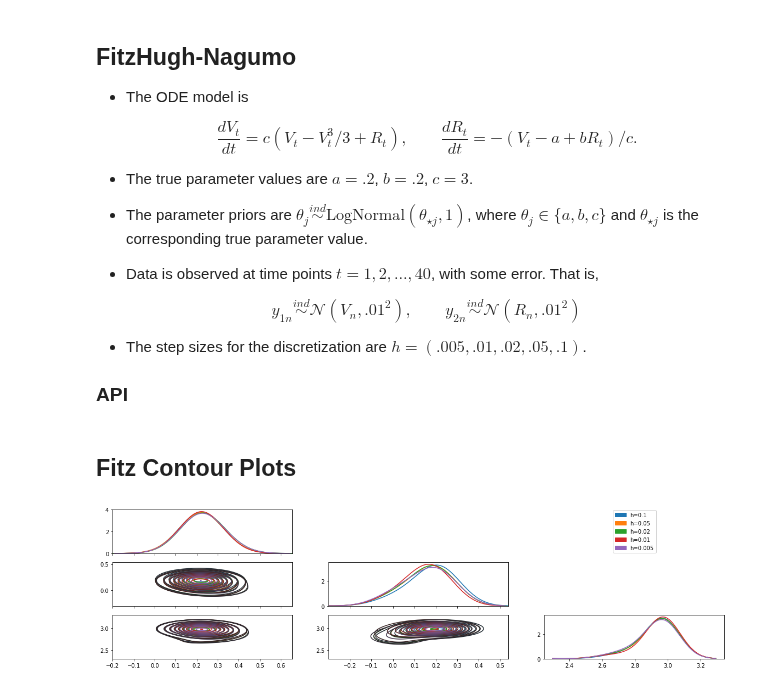
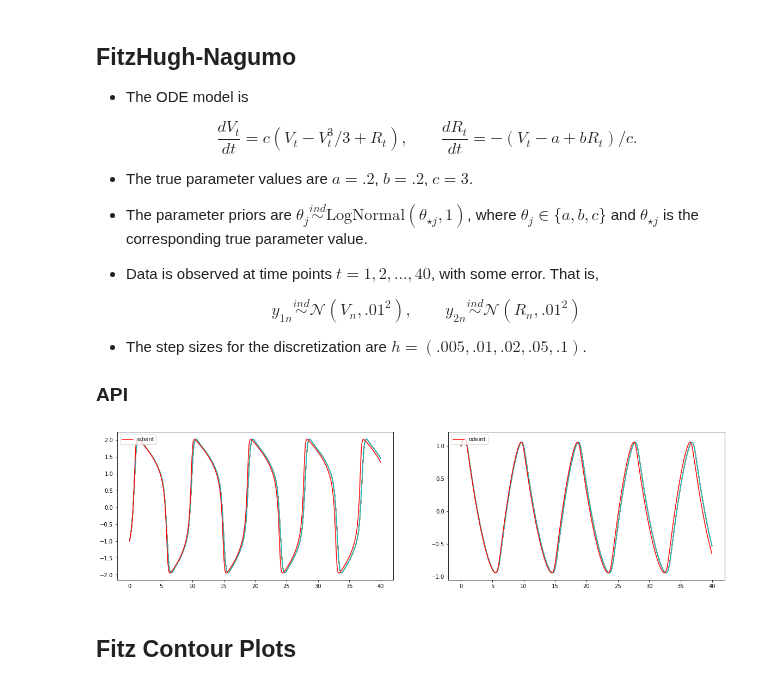
Before and after one commit to mlysy/rodeo-legacy, a Jupyter notebook: cython/KalmanODE.ipynb, the cells around one changed output. Saved outputs shown, nothing was run; the diff lists cells and outputs as text; code cells hidden in the pictures.

Commit message:
Added setter, getter, deleter, updated graphs

```diff
--- a/cython/KalmanODE.ipynb
+++ b/cython/KalmanODE.ipynb
@@ -356,7 +395,7 @@ n_eval = n_steps - 1
 # For this problem, we will use
 n_var = 2
 tau = [100]*n_var
-sigma = [.001]*n_var
+sigma = [.01]*n_var
 
 # Initial value, a, for the IVP
 theta_true = np.array([0.2, 0.2, 3])
@@ -392,6 +431,25 @@ fitz = Fitz(n_state1, n_state2, n_state, n_meas)
 Y_t, X_t = fitz.simulate(tmin, tmax, n_eval, x0, theta_true, tau, sigma, w_mat, gamma)
 kalman_fitz_cy2 = %timeit -o -n1 -r1 _=  \
 fitz.mwg(n_samples, Y_t[:, [0, 3]], tmin, tmax, n_eval, w_mat, x0, theta0, theta_true, theta_sd, gamma, tau, sigma, rwsd)
+# %%
+n_runs = 10
+n_steps = 400
+n_eval = n_steps - 1
+kfitz_Xt = np.zeros((n_runs, n_steps, 2))
+fitz = Fitz(n_state1, n_state2, n_state, n_meas)
+fig, axs = plt.subplots(1, 2, figsize=(20, 5))
+tseq = np.linspace(tmin, tmax, n_steps)
+ofitz_Xt = odeint(fitz0, [-1, 1], tseq, args=(theta_true,))
+for i in range(10):
+    _, X_t = fitz.simulate(tmin, tmax, n_eval, x0, theta_true, tau, sigma, w_mat, gamma)
+    kfitz_Xt[i] = X_t[:, [0, 3]]
+    for j in range(2):
+        axs[j].plot(tseq, kfitz_Xt[i, :, j])
+for i in range(2):
+    axs[i].plot(tseq, ofitz_Xt[:, i], color='r', label='odeint')
+    axs[i].legend(loc='upper left')
+# %% [output]
+[figure, added]
 # %% [markdown]
 ## Fitz Contour Plots
 # %%
@@ -415,18 +483,0 @@ for i in range(n_h):
-# %%
-import matplotlib.patches as mpatches
-fig, axs = plt.subplots(n_theta, n_theta, sharex='col', figsize=(20, 5))
-patches = [None]*n_h
-for i in range(n_h):
-    patches[i] = mpatches.Patch(color='C{}'.format(i), label='h={}'.format(h[i]))
-    for row in range(n_theta):
-        sns.kdeplot(fitz_theta[i, :, row], bw=.1, ax=axs[row, row])
-        for col in range(row):
-            sns.kdeplot(fitz_theta[i, :, col], fitz_theta[i, :, row], bw=.1, ax=axs[row, col])
-
-axs[0,1].set_axis_off()
-axs[0,2].set_axis_off()
-axs[1,2].set_axis_off()
-axs[0,2].legend(handles=patches, loc='center')
-plt.show()
-# %% [output]
-[figure, removed]
```
Also changed, not shown: parts of 12 cells of this notebook, 1 other file.
